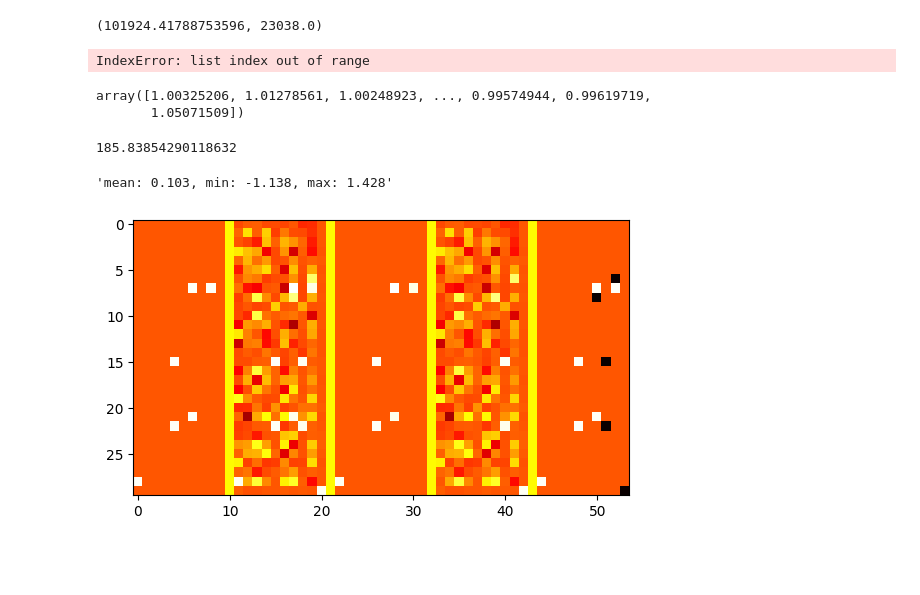
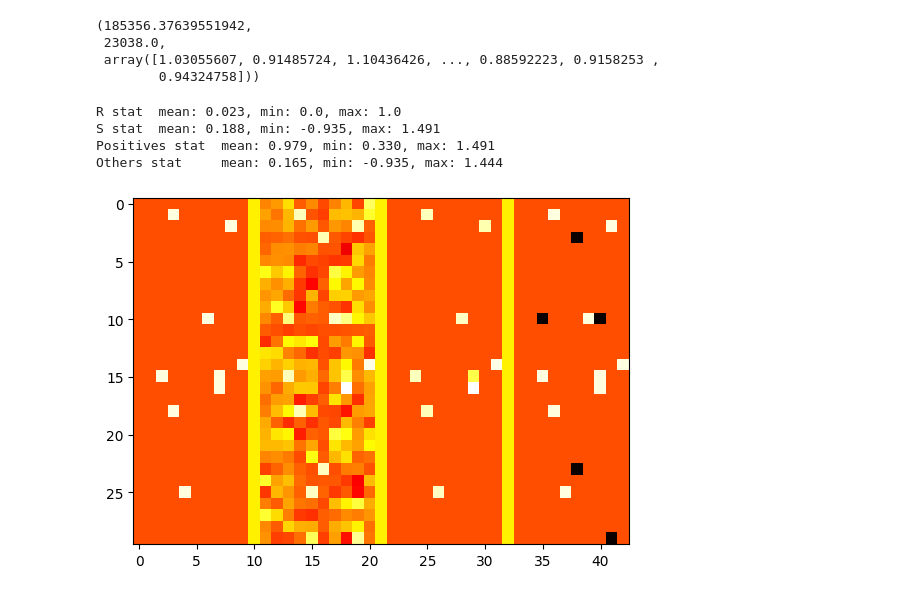
Before and after one commit to aeirya/information-retrieval-course, a Jupyter notebook: hw3/speed_mf.ipynb, the cells around one changed output. Cells and saved outputs as stored; diff of their text form; code cells hidden in the pictures; blank space fills up the shorter version.

```diff
--- a/hw3/speed_mf.ipynb
+++ b/hw3/speed_mf.ipynb
@@ -63,7 +63,12 @@ def get_errors(logs):
     errors = [log[0] for log in logs]
     return errors
 
-q, p, err, logs = matrix_factorization(R, lr=(2e-2, 5e-3), n_epochs=1020, reg=0.001, n_latent=64, log_step=10)
+q, p, err, logs = matrix_factorization(
+    R, lr=(2e-2, 2e-3), n_epochs=3010, ff=0.05, reg=0.001, n_latent=64, log_step=50, print_step=350,
+    sample_s=0.005, batch_sample_s=0.05
+    )
 errors = get_errors(logs)
+
+print(f'best error: {err:.2e}')
 plt.plot(errors)
 # %% [output]
@@ -83,52 +88,50 @@ err: 1.99e+02, lr: 0.0057902, batch: 1
 # %%
 import numpy as np
 S = (q @ p.T)
-S.sum(), R.sum()
+S.sum(), R.sum(), S[R.nonzero()]
 # %% [output]
-(101924.41788753596, 23038.0)
+(185356.37639551942,
+ 23038.0,
+ array([1.03055607, 0.91485724, 1.10436426, ..., 0.88592223, 0.9158253 ,
+        0.94324758]))
-# %%
-logs[200][1], logs[100][1]
-# %% [output]
-IndexError: list index out of range
-# %%
-S[R.nonzero()]
-# %% [output]
-array([1.00325206, 1.01278561, 1.00248923, ..., 0.99574944, 0.99619719,
-       1.05071509])
-# %%
-from mf import error
-
-print(error(R, q, p, 0.001))
-# %% [output]
-185.83854290118632
 # %%
-S = (q@p.T)
+s = (q@p.T)
 
 def frmt(f):
     i = 5
     i += 1 if f < 0 else 0
     return str(f)[:i]
 
-def describe(M):
-    return f'mean: {frmt(M.mean())}, min: {frmt(M.min())}, max: {frmt(M.max())}'
+def describe(M, name=None):
+    print((f'{name}\t' if name else '') + f'mean: {frmt(M.mean())}, min: {frmt(M.min())}, max: {frmt(M.max())}')
 
-describe(S)
+describe(R, 'R stat')
+describe(S, 'S stat')
+describe(S[R.nonzero()], 'Positives stat')
+describe((S - S*R), 'Others stat')
 # %% [output]
-'mean: 0.103, min: -1.138, max: 1.428'
+R stat  mean: 0.023, min: 0.0, max: 1.0
+S stat  mean: 0.188, min: -0.935, max: 1.491
+Positives stat  mean: 0.979, min: 0.330, max: 1.491
+Others stat     mean: 0.165, min: -0.935, max: 1.444
 # %%
 from mf import heatmap
+import numpy as np
+
+S = q @ p.T
+
 FP = np.zeros_like(S)
 FP[S > S.max() * 0.5] = -1
 FP[R.nonzero()] = 1
 
 P = S * R
 Z = S - (S * R)
 
 D = np.zeros((P.shape[0], 1))
 D[:,0] = 0.5
 
-t = tuple(M[0:30, 0:min(10, M.shape[1])] for M in (R, D, S, D, P, D, Z, D, FP))
+t = tuple(M[60:90, 0:10] for M in (R, D, S, D, P, D, FP))
 V = np.concatenate(t, axis=1)
 heatmap(V)
 # %% [output]
-[figure, old version]
+[figure, new version]
```
Also changed, not shown: parts of 6 cells of this notebook, 1 other file.
